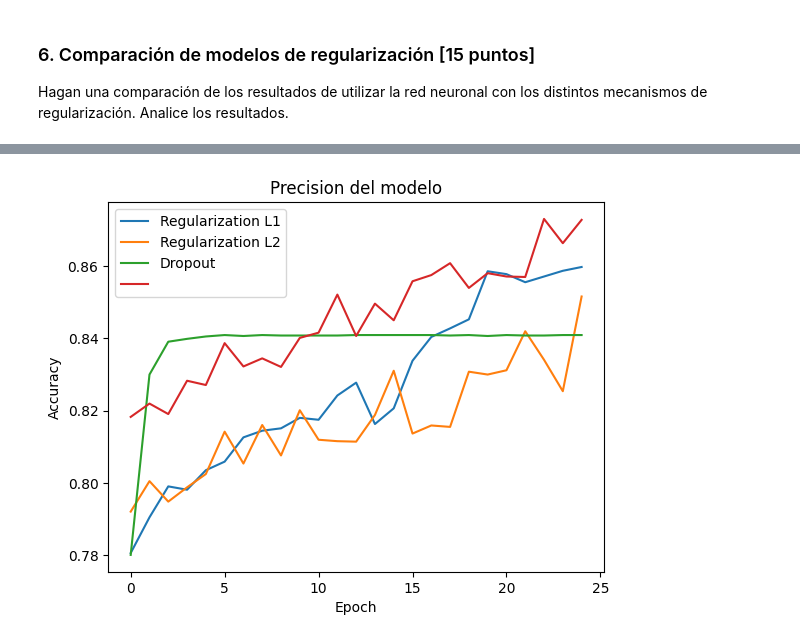
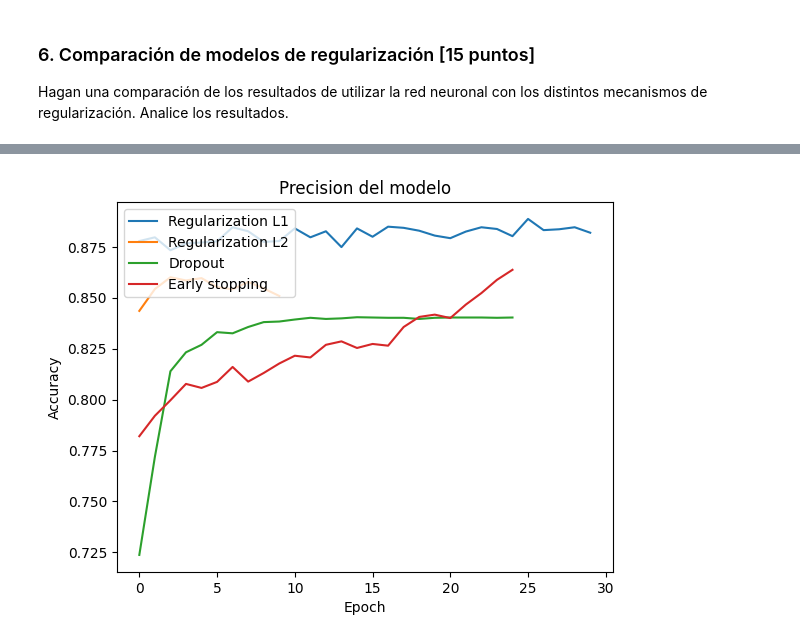
Before and after one commit to Dsharlie/Deep-Learning, a Jupyter notebook: SEMANA 4/S3TCPEP1 GRUPAL.ipynb, the cells around one changed output, grey strips where cells are left out. Saved outputs shown, nothing was run; the diff lists cells and outputs as text; code cells hidden in the pictures.

```diff
--- a/SEMANA 4/S3TCPEP1 GRUPAL.ipynb
+++ b/SEMANA 4/S3TCPEP1 GRUPAL.ipynb
@@ -212,9 +220,9 @@ Estimen un modelo predictivo usando la muestra de entrenamiento y evalúen su de
 modeldp = Sequential()
 modeldp.add(Input(shape=(14,)))
 modeldp.add(Dense(30,activation='relu'))
-modeldp.add(Dropout(0.05))
+modeldp.add(Dropout(0.25))
 modeldp.add(Dense(20, activation='relu'))
-modeldp.add(Dropout(0.05))
+modeldp.add(Dropout(0.25))
 modeldp.add(Dense(1, activation='sigmoid'))
 # %%
 modeldp.compile(loss='binary_crossentropy', optimizer='adam', metrics=['accuracy'])
@@ -272,8 +282,8 @@ Estimen un modelo predictivo usando la muestra de entrenamiento y evalúen su de
 ##### Utilicen este espacio para escribir los códigos del procedimiento del punto 3 ####
 modeles = Sequential()
 modeles.add(Input(shape=(14,)))
-modeles.add(Dense(40,activation='relu'))
-modeles.add(Dense(20, activation='relu'))
+modeles.add(Dense(50,activation='relu'))
+modeles.add(Dense(25, activation='relu'))
 modeles.add(Dense(1, activation='sigmoid'))
 # %%
 modeles.compile(loss='binary_crossentropy', optimizer='adam', metrics=['accuracy'])
@@ -342,6 +354,5 @@ model1.add(Dense(1, activation='sigmoid'))
 # %%
 model1.compile(loss='binary_crossentropy', optimizer='adam', metrics=['accuracy'])
 # %%
-history1=model1.fit(X_train, y_train, epochs=25, batch_size=10,verbose=1 )
-#epochs=50, batch_size=32, verbose=1
+history1=model1.fit(X_train, y_train, epochs=30, batch_size=15,verbose=1 )
 # %% [output]
@@ -402,5 +415,5 @@ model2.add(Dense(1, activation='sigmoid'))
 # %%
 model2.compile(loss='binary_crossentropy', optimizer='adam', metrics=['accuracy'])
 # %%
-history2=model2.fit(X_train, y_train, epochs=25, batch_size=10 )
+history2=model2.fit(X_train, y_train, epochs=10, batch_size=10 )
 # %% [output]
@@ -465,17 +483,17 @@ test_losses, test_acces = modeles.evaluate(X_test, y_test)
 # %%
 plt.figure(1)
 # Graficar accuracy del modelo
 plt.title('Precision del modelo')
 plt.ylabel('Accuracy')
 plt.xlabel('Epoch')
 plt.plot(history1.history['accuracy'])
 plt.plot(history2.history['accuracy'])
 plt.plot(historydp.history['accuracy'])
 plt.plot(historyes.history['accuracy'])
-plt.legend(['Regularization L1', 'Regularization L2', 'Dropout', '' ], loc='upper left')
+plt.legend(['Regularization L1', 'Regularization L2', 'Dropout', 'Early stopping' ], loc='upper left')
 plt.show()
 # %% [output]
-[figure, old version]
+[figure, new version]
 # %%
 # Graficar la función de pérdida evaluada
 plt.title('Función de pérdida')
```
Also changed, not shown: parts of 31 cells of this notebook.
